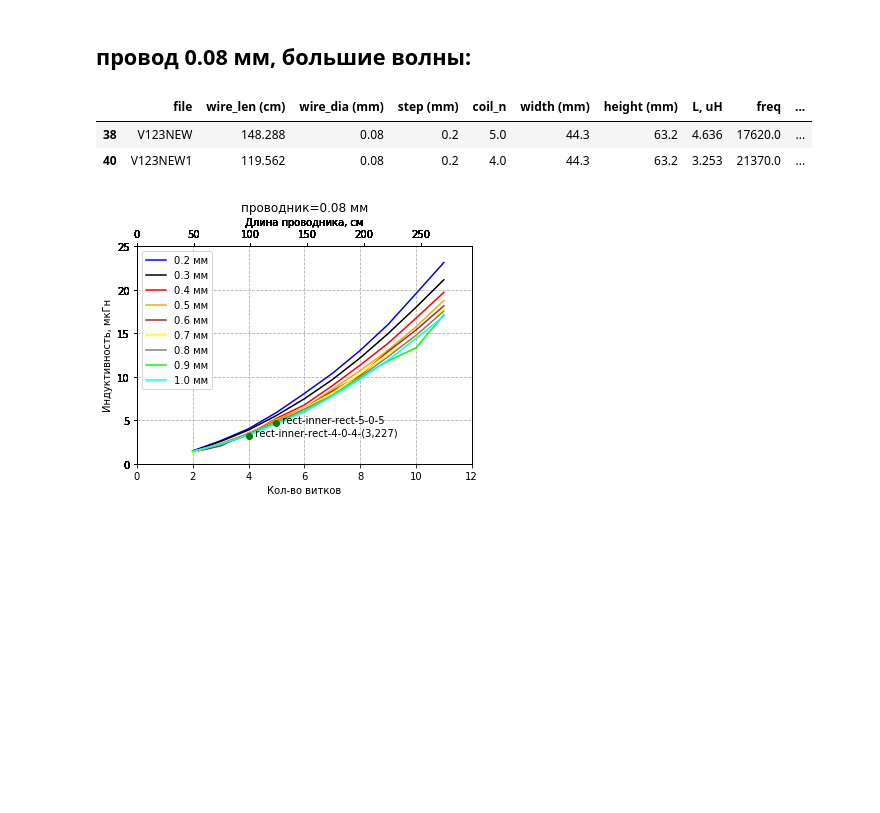
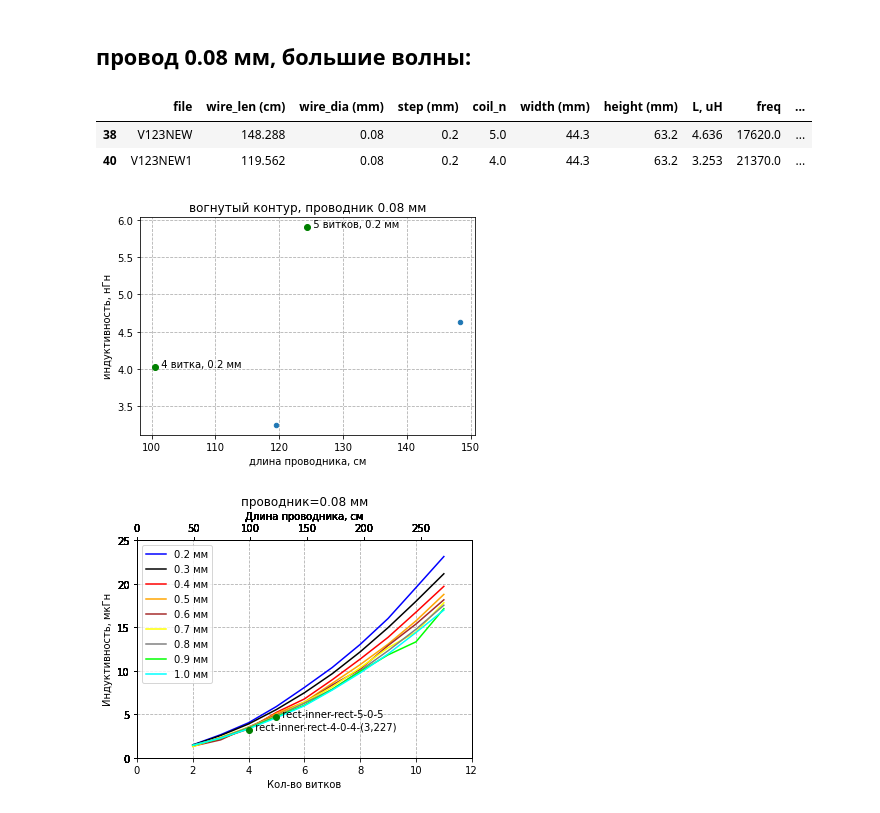
Before and after one commit to igrekus/coil-report, a Jupyter notebook: coil-inner-rect.ipynb, the cells around one changed output. Cells and saved outputs as stored; diff of their text form; code cells hidden in the pictures; blank space fills up the shorter version.

Commit message:
WIP: add layout-specific plots

```diff
--- a/coil-inner-rect.ipynb
+++ b/coil-inner-rect.ipynb
@@ -66,16 +66,34 @@ for st, col in zip(range(3, 12), ['red', 'green', 'blue', 'orange', 'yellow', 'l
 [figure]
 # %% [markdown]
 ## провод 0.08 мм, большие волны:
-# %%
-r_123new_008 = df.loc[df['file'].str.match('V123NEW')]
-r_123new_008 = r_123new_008.loc[(r_123new_008['wire_dia (mm)'] == 0.08) & (r_123new_008['L, uH'].notna())]
-ts_008 = [v for v in r_123new_008['mod']]
-ls_008 = list(r_123new_008['L, uH'])
-r_123new_008
-# %% [output]
-|  | file | wire_len (cm) | wire_dia (mm) | step (mm) | coil_n | width (mm) | height (mm) | L, uH | freq | ... |
-| 38 | V123NEW | 148.288 | 0.08 | 0.2 | 5.0 | 44.3 | 63.2 | 4.636 | 17620.0 | ... |
-| 40 | V123NEW1 | 119.562 | 0.08 | 0.2 | 4.0 | 44.3 | 63.2 | 3.253 | 21370.0 | ... |
+# %%
+r_123new_008 = df.loc[df['file'].str.match('V123NEW')]
+r_123new_008 = r_123new_008.loc[(r_123new_008['wire_dia (mm)'] == 0.08) & (r_123new_008['L, uH'].notna())]
+ts_008 = [v for v in r_123new_008['mod']]
+ls_008 = list(r_123new_008['L, uH'])
+
+ax = r_123new_008.plot.scatter(x='wire_len (cm)', y='L, uH', title='вогнутый контур, проводник 0.08 мм')
+ax.grid(linestyle='--')
+# ax.set_xlim(100, 112)
+# ax.set_ylim(3.9, 4.2)
+ax.set_ylabel('индуктивность, нГн')
+ax.set_xlabel('длина проводника, см')
+
+rect_4_02_008 = df.loc[(df['file'] == 'V302') & (df['wire_dia (mm)'] == 0.08)]
+rect_5_02_008 = df.loc[(df['file'] == 'V402') & (df['wire_dia (mm)'] == 0.08)]
+
+r_len = [rect_4_02_008['wire_len (cm)'], rect_5_02_008['wire_len (cm)']]
+r_L = [rect_4_02_008['L, uH'], rect_5_02_008['L, uH']]
+for rl, rL, txt in zip(r_len, r_L, ['4 витка, 0.2 мм', '5 витков, 0.2 мм']):
+    ax.plot(rl, rL, 'go')
+    ax.text(rl, rL, f'  {txt}')
+
+r_123new_008
+# %% [output]
+|  | file | wire_len (cm) | wire_dia (mm) | step (mm) | coil_n | width (mm) | height (mm) | L, uH | freq | ... |
+| 38 | V123NEW | 148.288 | 0.08 | 0.2 | 5.0 | 44.3 | 63.2 | 4.636 | 17620.0 | ... |
+| 40 | V123NEW1 | 119.562 | 0.08 | 0.2 | 4.0 | 44.3 | 63.2 | 3.253 | 21370.0 | ... |
+[figure, added]
 # %%
 for t, l, n in zip(ts_008, ls_008, [5, 4, 5]):
     ax_coil_n_008.plot(n, l, 'go')
```
Also changed, not shown: parts of 2 cells of this notebook.
